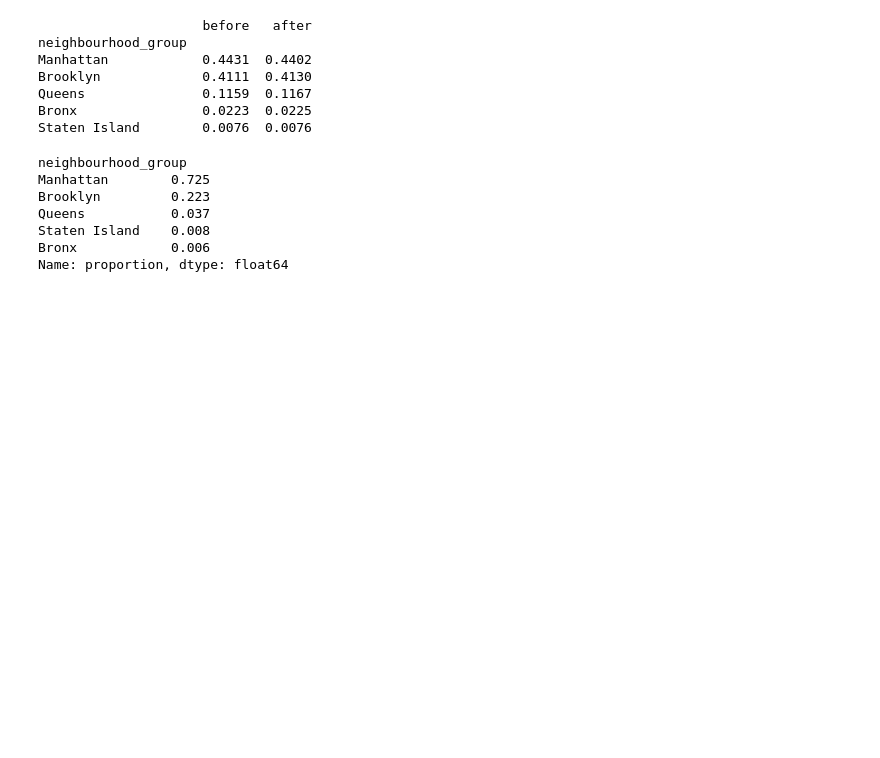
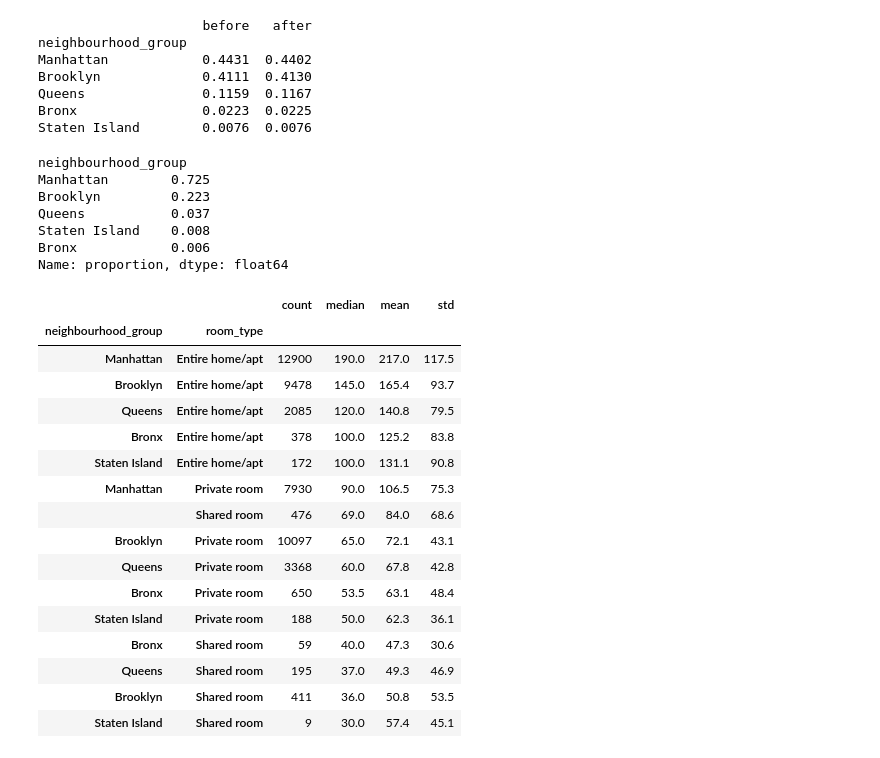
Before and after one commit to MinKhaungMinLwin/ai-programming-foundations-project, a Jupyter notebook: data_workflow.ipynb, the cells around one changed output. Saved outputs shown, nothing was run; the diff lists cells and outputs as text; code cells hidden in the pictures; blank space fills up the shorter version.

```diff
--- a/data_workflow.ipynb
+++ b/data_workflow.ipynb
@@ -147,3 +147,40 @@ Queens           0.037
 Staten Island    0.008
 Bronx            0.006
 Name: proportion, dtype: float64
+# %%
+def summarize_by_group(df, group_cols, value_col="price"):
+    """
+    Summarize a numeric column for each group.
+
+    Returns count, median, mean, and standard deviation of value_col
+    for each combination of group_cols, sorted by median (descending).
+    Median is reported alongside mean because price is right-skewed.
+    """
+    return (
+        df.groupby(group_cols)[value_col]
+        .agg(["count", "median", "mean", "std"])
+        .round(1)
+        .sort_values("median", ascending=False)
+    )
+# %%
+summarize_by_group(df_clean, "neighbourhood_group")
+summarize_by_group(df_clean, "room_type")
+summarize_by_group(df_clean, ["neighbourhood_group", "room_type"])
+# %% [output]
+|  |  | count | median | mean | std |
+| neighbourhood_group | room_type |  |  |  |  |
+| Manhattan | Entire home/apt | 12900 | 190.0 | 217.0 | 117.5 |
+| Brooklyn | Entire home/apt | 9478 | 145.0 | 165.4 | 93.7 |
+| Queens | Entire home/apt | 2085 | 120.0 | 140.8 | 79.5 |
+| Bronx | Entire home/apt | 378 | 100.0 | 125.2 | 83.8 |
+| Staten Island | Entire home/apt | 172 | 100.0 | 131.1 | 90.8 |
+| Manhattan | Private room | 7930 | 90.0 | 106.5 | 75.3 |
+|  | Shared room | 476 | 69.0 | 84.0 | 68.6 |
+| Brooklyn | Private room | 10097 | 65.0 | 72.1 | 43.1 |
+| Queens | Private room | 3368 | 60.0 | 67.8 | 42.8 |
+| Bronx | Private room | 650 | 53.5 | 63.1 | 48.4 |
+| Staten Island | Private room | 188 | 50.0 | 62.3 | 36.1 |
+| Bronx | Shared room | 59 | 40.0 | 47.3 | 30.6 |
+| Queens | Shared room | 195 | 37.0 | 49.3 | 46.9 |
+| Brooklyn | Shared room | 411 | 36.0 | 50.8 | 53.5 |
+| Staten Island | Shared room | 9 | 30.0 | 57.4 | 45.1 |
```
Also changed, not shown: parts of 7 cells of this notebook, 4 other files.
